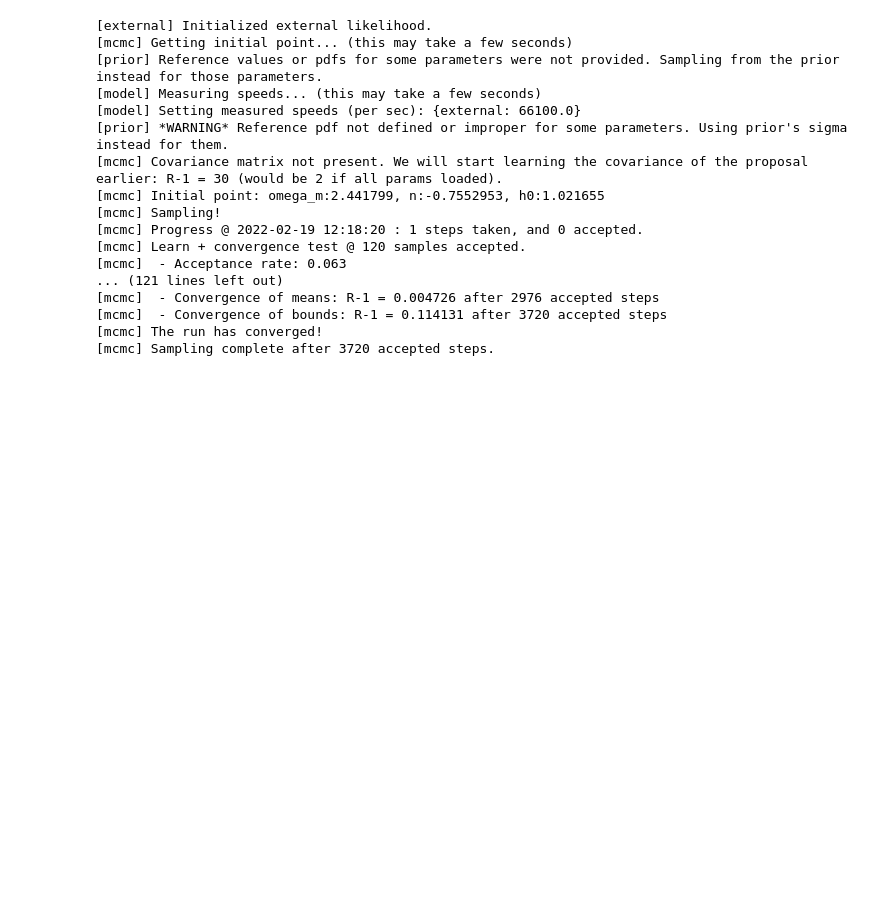
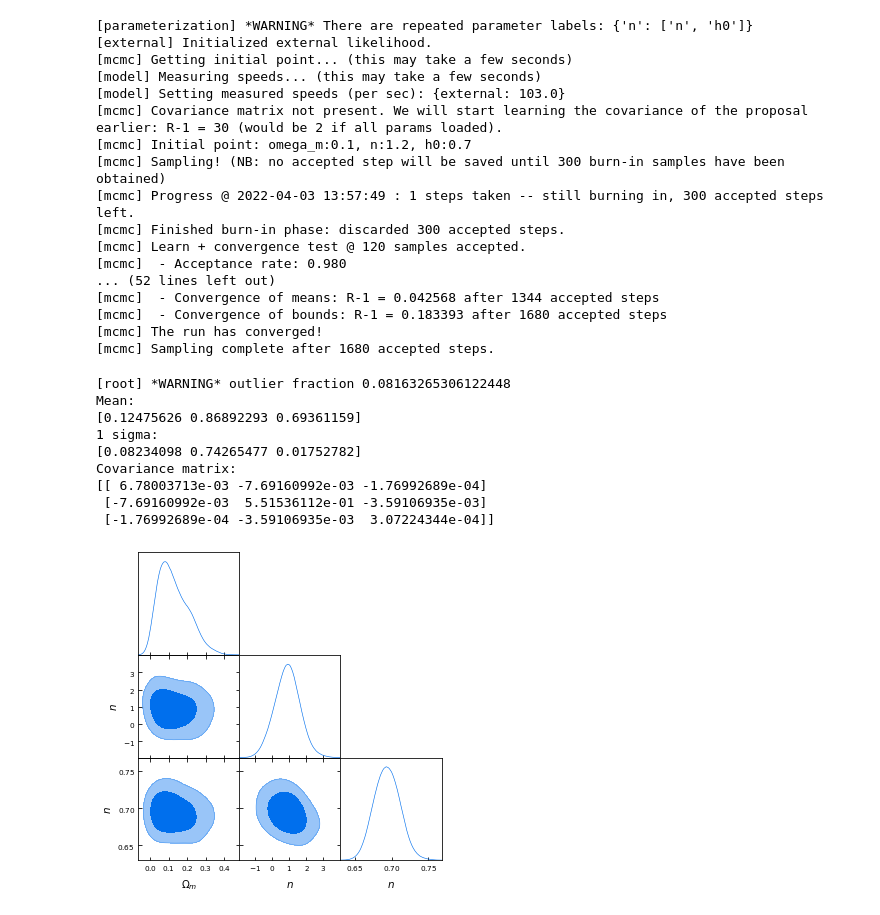
Before and after one commit to AshleyChraya/HubbleConstant-ConstraintsForVCG, a Jupyter notebook: Python Codes/Cobaya_Pantheon.ipynb, the cells around one changed output. Cells and saved outputs as stored; diff of their text form; code cells hidden in the pictures; blank space fills up the shorter version.

```diff
--- a/Python Codes/Cobaya_Pantheon.ipynb
+++ b/Python Codes/Cobaya_Pantheon.ipynb
@@ -11,7 +11,7 @@ from cobaya.run import run
 from getdist.mcsamples import MCSamplesFromCobaya
 import getdist.plots as gdplt
 # %%
-data_PS = pd.read_excel (r'/root/Github_Repos/HubbleConstant-ConstraintsForVCG/pantheon_final.xlsx')
+data_PS = pd.read_excel (r'/home/hp/Downloads/Store/HubbleConstant-ConstraintsForVCG/pantheon_final.xlsx')
 z=data_PS.zcmb
 amg=data_PS.mb
 erramg=data_PS.dmb
@@ -26,7 +26,7 @@ errdm=erramg
 label = {"Z_SN":z,"App_Mag":amg,"Error_App_Mag":erramg,"DMdata_SN": mu, "Error_DM_SN":errdm}
 sort_data_SN=pd.DataFrame(label)
 mu=sort_data_SN.DMdata_SN
-cov_mat = pd.read_csv(r'/root/Github_Repos/HubbleConstant-ConstraintsForVCG/sys_full_long.txt')
+cov_mat = pd.read_csv(r'/home/hp/Downloads/Store/HubbleConstant-ConstraintsForVCG/sys_full_long.txt')
 # %%
 cov_mat=pd.DataFrame(cov_mat).to_numpy()
 cov_mat=cov_mat.reshape(1048,1048)
@@ -435,7 +531,7 @@ def mu_theory(z,omega_m,n,h0):
 # If the value comes out to be less than zero, set it to a very very small likelyhood
 #Temporary variable to store mu(observation)- mu(theory)
 dmu= np.empty(len(z))
-def lnl(omega_m, n,h0):
+def lnlgw(omega_m, n,h0):
         if(omega_m<=0.0 or omega_m>=1 or h0<0):
             loglikely=-1.e100
         else:
@@ -450,36 +546,66 @@ def lnl(omega_m, n,h0):
 # %%
 info_GW = {
     "likelihood": {
-        "external": lnl},
+        "external": lnlgw},
     "params": dict([
         ("omega_m", {
-            "prior": {"min": 0, "max": 2.5},
-            "latex": r"\Omega_m"}),
+            "prior":
+            { "dist": "norm", "loc": 0.09, "scale": 5*0.025}, "ref": 0.1,
+            "latex": r"\Omega_m","proposal":0.001}),
         ("n", {
-            "prior": {"min": -25, "max": 4},
-            "latex": r"n"}),
-        ("h0", {
-            "prior": {"min": 0, "max": 2},
-            "latex": r"h0"}) ]),
-    "sampler": {
-        "mcmc": {"Rminus1_stop": 0.01, 'max_tries':10000}}}
+            "prior": {"dist": "norm", "loc": 1.33, "scale": 5*0.205}, "ref": 1.2,
+            "latex": r"n","proposal":0.001}),
+       ("h0", {
+            "prior": {"dist": "norm", "loc": 0.696, "scale": 5*0.004}, "ref": 0.7,
+            "latex": r"n","proposal":0.001}) ]),
+"sampler": {
+    "mcmc": {"burn_in": 300, "max_samples": 10000000, "Rminus1_stop": 0.1, "Rminus1_cl_stop": 0.2, "learn_proposal": True}}}
 
 updated_info_GW, sampler_GW = run(info_GW)
 # %% [output]
+[parameterization] *WARNING* There are repeated parameter labels: {'n': ['n', 'h0']}
 [external] Initialized external likelihood.
 [mcmc] Getting initial point... (this may take a few seconds)
-[prior] Reference values or pdfs for some parameters were not provided. Sampling from the prior instead for those parameters.
 [model] Measuring speeds... (this may take a few seconds)
-[model] Setting measured speeds (per sec): {external: 66100.0}
-[prior] *WARNING* Reference pdf not defined or improper for some parameters. Using prior's sigma instead for them.
+[model] Setting measured speeds (per sec): {external: 103.0}
 [mcmc] Covariance matrix not present. We will start learning the covariance of the proposal earlier: R-1 = 30 (would be 2 if all params loaded).
-[mcmc] Initial point: omega_m:2.441799, n:-0.7552953, h0:1.021655
-[mcmc] Sampling!
-[mcmc] Progress @ 2022-02-19 12:18:20 : 1 steps taken, and 0 accepted.
+[mcmc] Initial point: omega_m:0.1, n:1.2, h0:0.7
+[mcmc] Sampling! (NB: no accepted step will be saved until 300 burn-in samples have been obtained)
+[mcmc] Progress @ 2022-04-03 13:57:49 : 1 steps taken -- still burning in, 300 accepted steps left.
+[mcmc] Finished burn-in phase: discarded 300 accepted steps.
 [mcmc] Learn + convergence test @ 120 samples accepted.
-[mcmc]  - Acceptance rate: 0.063
-... (121 lines left out)
-[mcmc]  - Convergence of means: R-1 = 0.004726 after 2976 accepted steps
-[mcmc]  - Convergence of bounds: R-1 = 0.114131 after 3720 accepted steps
+[mcmc]  - Acceptance rate: 0.980
+... (52 lines left out)
+[mcmc]  - Convergence of means: R-1 = 0.042568 after 1344 accepted steps
+[mcmc]  - Convergence of bounds: R-1 = 0.183393 after 1680 accepted steps
 [mcmc] The run has converged!
-[mcmc] Sampling complete after 3720 accepted steps.
+[mcmc] Sampling complete after 1680 accepted steps.
+# %%
+from cobaya.run import run
+from getdist.mcsamples import MCSamplesFromCobaya
+import getdist.plots as gdplt
+
+gdsamples_GW = MCSamplesFromCobaya(updated_info_GW, sampler_GW.products()["sample"],ignore_rows=0.3)
+gdplot = gdplt.getSubplotPlotter(width_inch=5)
+gdplot.triangle_plot(gdsamples_GW, ["omega_m", "n", "h0"], filled=True)
+mean = gdsamples_GW.getMeans()[:3]
+sigma = np.sqrt(np.array(gdsamples_GW.getVars()[:3]))
+covmat = gdsamples_GW.getCovMat().matrix[:3, :3]
+
+print("Mean:")
+print(mean)
+print("1 sigma:")
+print(sigma)
+print("Covariance matrix:")
+print(covmat)
+# %% [output]
+[root] *WARNING* outlier fraction 0.08163265306122448
+Mean:
+[0.12475626 0.86892293 0.69361159]
+1 sigma:
+[0.08234098 0.74265477 0.01752782]
+Covariance matrix:
+[[ 6.78003713e-03 -7.69160992e-03 -1.76992689e-04]
+ [-7.69160992e-03  5.51536112e-01 -3.59106935e-03]
+ [-1.76992689e-04 -3.59106935e-03  3.07224344e-04]]
+[figure, added]
```
Also changed, not shown: parts of 11 cells of this notebook, 18 other files.
